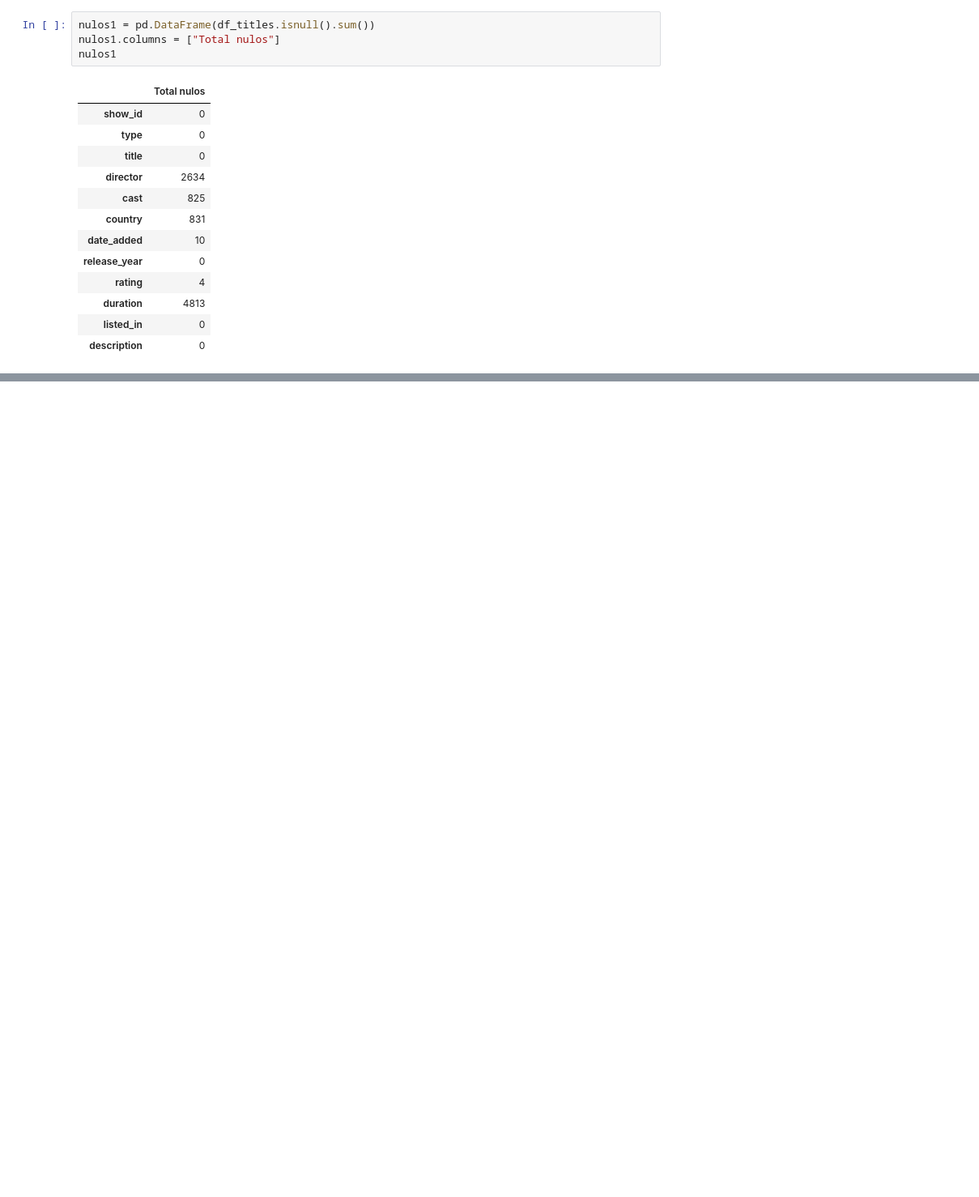
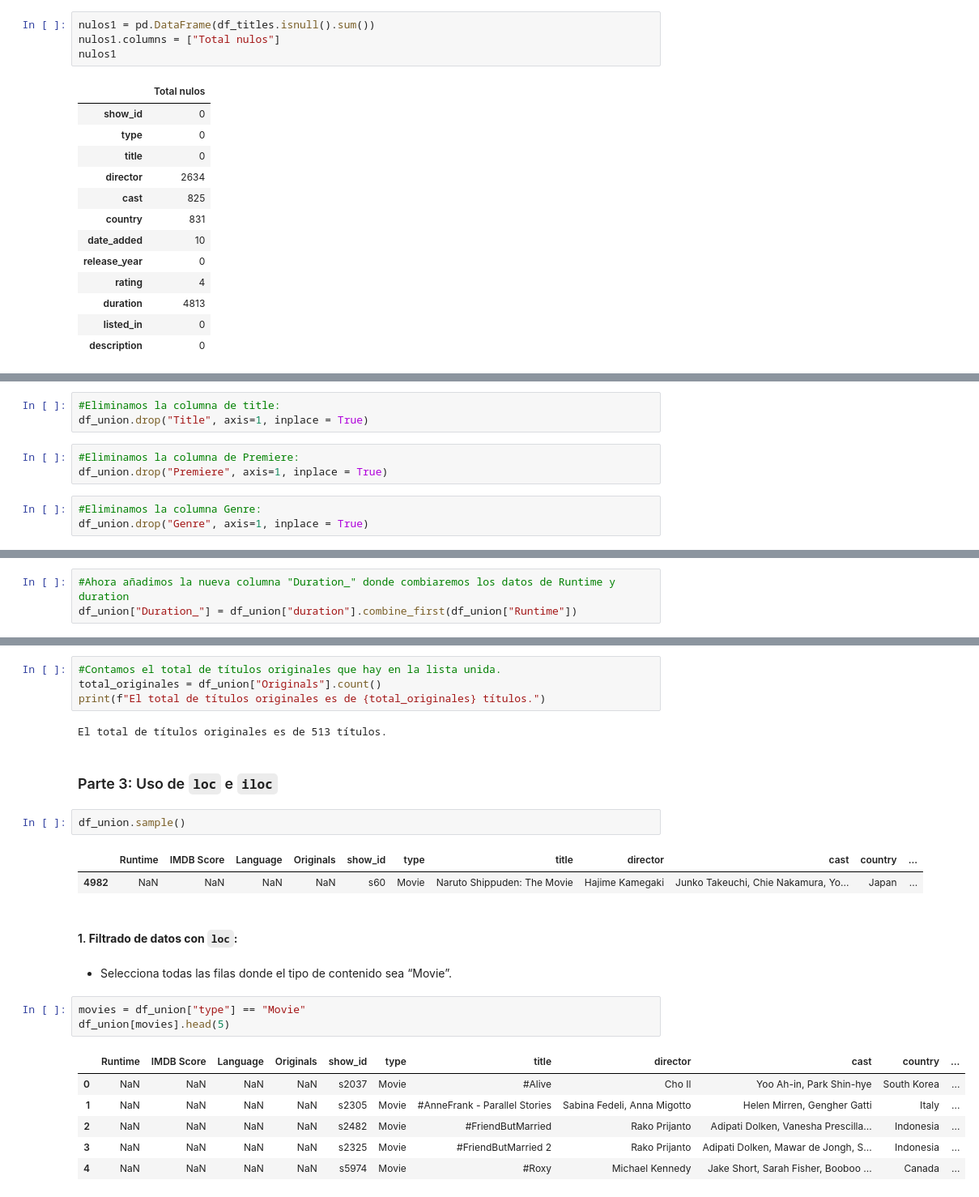
Before and after one commit to Gonzalo8julian/PANDAS_NETFLIX, a Jupyter notebook: DATOS/laboratorio-modulo2-leccion02-eda-union.ipynb, the cells around one changed output, grey strips where cells are left out. Shown at 81% size. Drawn from its saved outputs; the diff is of its cells as text; blank space fills up the shorter version.

```diff
--- a/DATOS/laboratorio-modulo2-leccion02-eda-union.ipynb
+++ b/DATOS/laboratorio-modulo2-leccion02-eda-union.ipynb
@@ -621,0 +720,9 @@ np.int64(0)
+# %%
+#Eliminamos la columna de title:
+df_union.drop("Title", axis=1, inplace = True)
+# %%
+#Eliminamos la columna de Premiere:
+df_union.drop("Premiere", axis=1, inplace = True)
+# %%
+#Eliminamos la columna Genre:
+df_union.drop("Genre", axis=1, inplace = True)
@@ -621,0 +734,3 @@ np.int64(0)
+# %%
+#Ahora añadimos la nueva columna "Duration_" donde combiaremos los datos de Runtime y duration
+df_union["Duration_"] = df_union["duration"].combine_first(df_union["Runtime"])
@@ -621,0 +744,27 @@ np.int64(0)
+# %%
+#Contamos el total de títulos originales que hay en la lista unida.
+total_originales = df_union["Originals"].count()
+print(f"El total de títulos originales es de {total_originales} títulos.")
+# %% [output]
+El total de títulos originales es de 513 títulos.
+# %% [markdown]
+### Parte 3: Uso de `loc` e `iloc`
+# %%
+df_union.sample()
+# %% [output]
+|  | Runtime | IMDB Score | Language | Originals | show_id | type | title | director | cast | country | ... |
+| 4982 | NaN | NaN | NaN | NaN | s60 | Movie | Naruto Shippuden: The Movie | Hajime Kamegaki | Junko Takeuchi, Chie Nakamura, Yo... | Japan | ... |
+# %% [markdown]
+ #### 1. **Filtrado de datos con `loc`:**
+# %% [markdown]
+- Selecciona todas las filas donde el tipo de contenido sea “Movie”.
+# %%
+movies = df_union["type"] == "Movie"
+df_union[movies].head(5)
+# %% [output]
+|  | Runtime | IMDB Score | Language | Originals | show_id | type | title | director | cast | country | ... |
+| 0 | NaN | NaN | NaN | NaN | s2037 | Movie | #Alive | Cho Il | Yoo Ah-in, Park Shin-hye | South Korea | ... |
+| 1 | NaN | NaN | NaN | NaN | s2305 | Movie | #AnneFrank - Parallel Stories | Sabina Fedeli, Anna Migotto | Helen Mirren, Gengher Gatti | Italy | ... |
+| 2 | NaN | NaN | NaN | NaN | s2482 | Movie | #FriendButMarried | Rako Prijanto | Adipati Dolken, Vanesha Prescilla... | Indonesia | ... |
+| 3 | NaN | NaN | NaN | NaN | s2325 | Movie | #FriendButMarried 2 | Rako Prijanto | Adipati Dolken, Mawar de Jongh, S... | Indonesia | ... |
+| 4 | NaN | NaN | NaN | NaN | s5974 | Movie | #Roxy | Michael Kennedy | Jake Short, Sarah Fisher, Booboo ... | Canada | ... |
```
Also changed, not shown: parts of 32 cells of this notebook, 1 other file.
